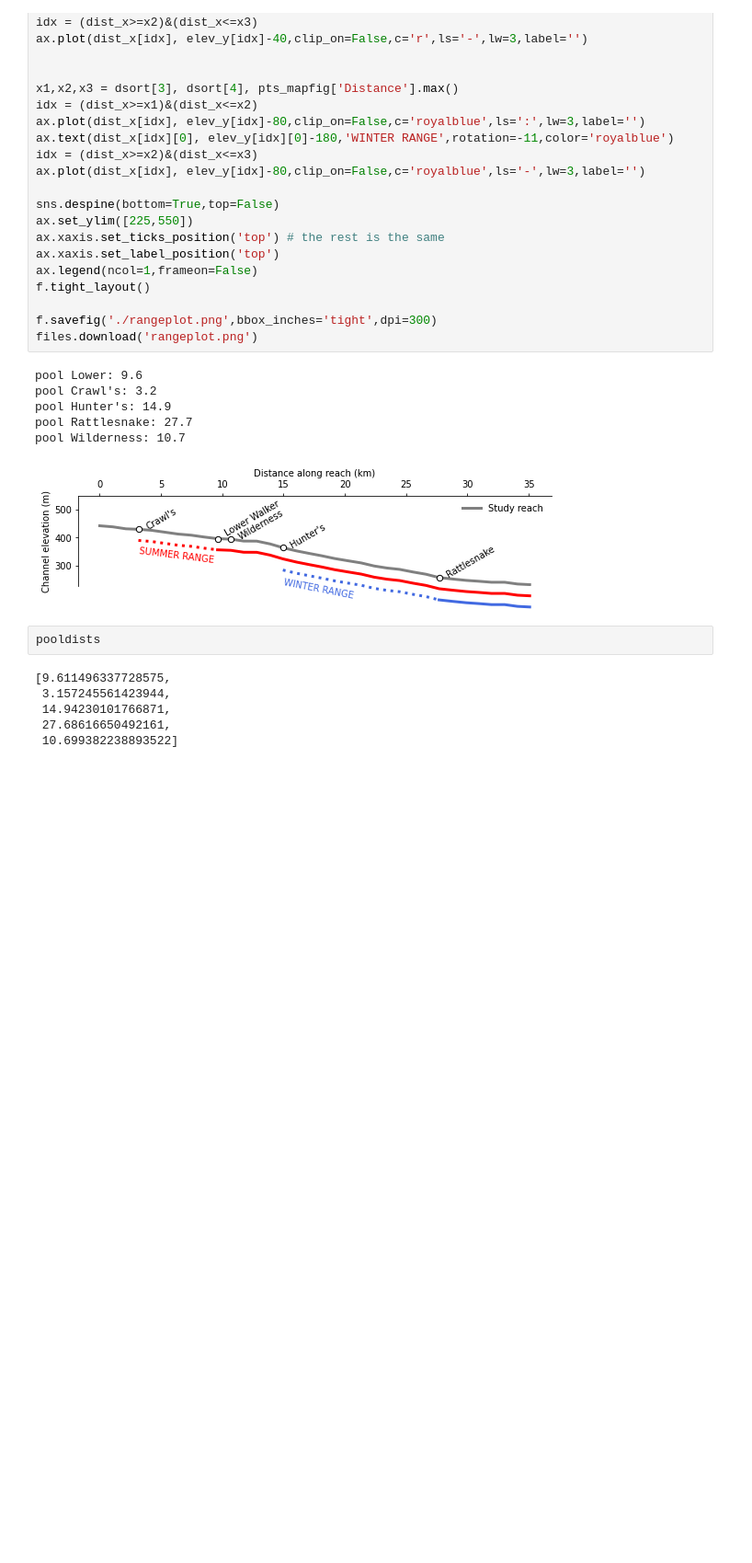
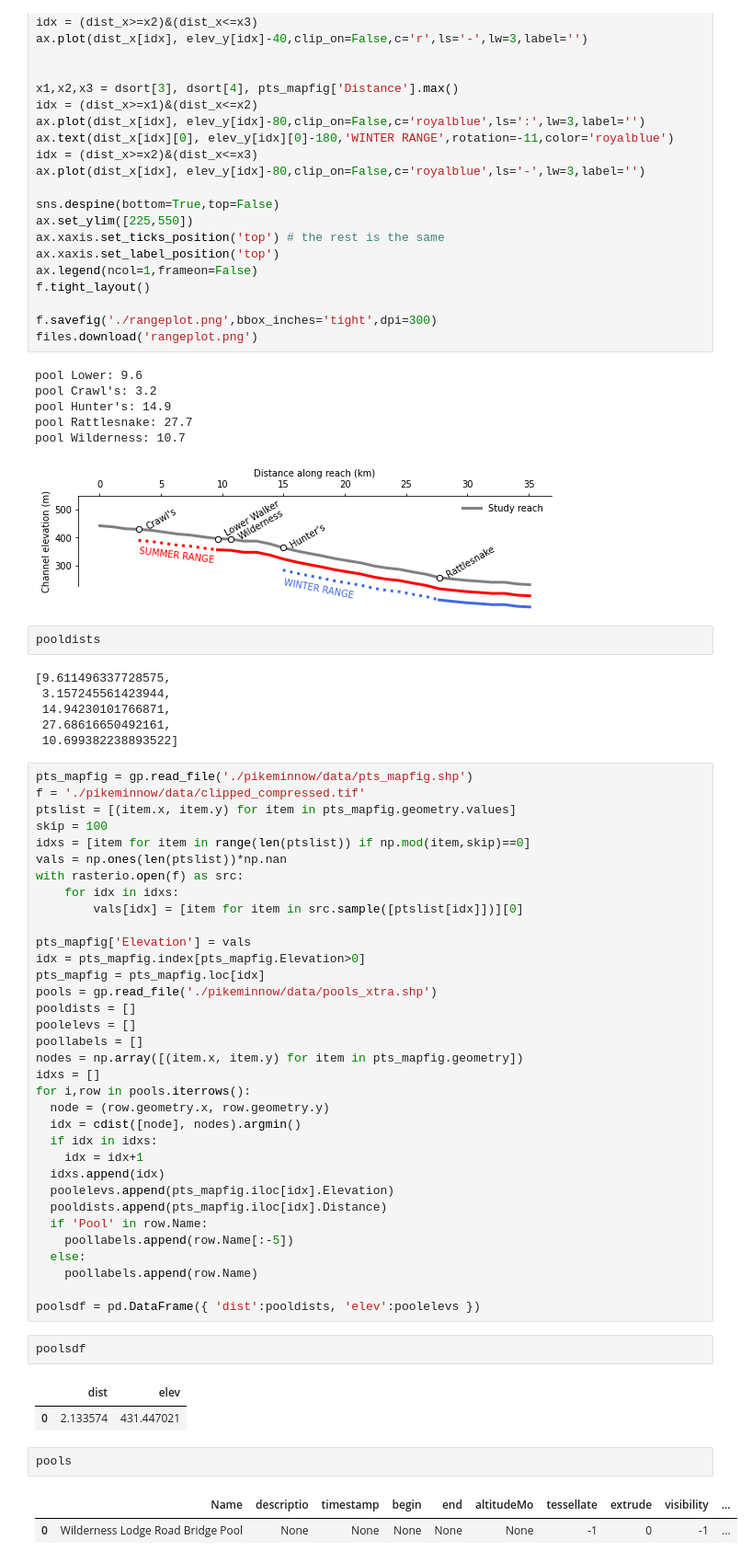
Before and after one commit to daviddralle/pikeminnow, a Jupyter notebook: analysis.ipynb, the cells around one changed output. Shown: that part at 92% size. Cells and saved outputs as stored; diff of their text form; blank space fills up the shorter version.

Commit message:
pool updates

```diff
--- a/analysis.ipynb
+++ b/analysis.ipynb
@@ -389,3 +380,47 @@ pooldists
  14.94230101766871,
  27.68616650492161,
  10.699382238893522]
+# %%
+pts_mapfig = gp.read_file('./pikeminnow/data/pts_mapfig.shp')
+f = './pikeminnow/data/clipped_compressed.tif'
+ptslist = [(item.x, item.y) for item in pts_mapfig.geometry.values]
+skip = 100
+idxs = [item for item in range(len(ptslist)) if np.mod(item,skip)==0]
+vals = np.ones(len(ptslist))*np.nan
+with rasterio.open(f) as src:
+    for idx in idxs:
+        vals[idx] = [item for item in src.sample([ptslist[idx]])][0]
+
+pts_mapfig['Elevation'] = vals
+idx = pts_mapfig.index[pts_mapfig.Elevation>0]
+pts_mapfig = pts_mapfig.loc[idx]
+pools = gp.read_file('./pikeminnow/data/pools_xtra.shp')
+pooldists = []
+poolelevs = []
+poollabels = []
+nodes = np.array([(item.x, item.y) for item in pts_mapfig.geometry])
+idxs = []
+for i,row in pools.iterrows():
+  node = (row.geometry.x, row.geometry.y)
+  idx = cdist([node], nodes).argmin()
+  if idx in idxs:
+    idx = idx+1
+  idxs.append(idx)
+  poolelevs.append(pts_mapfig.iloc[idx].Elevation)
+  pooldists.append(pts_mapfig.iloc[idx].Distance)
+  if 'Pool' in row.Name:
+    poollabels.append(row.Name[:-5])
+  else:
+    poollabels.append(row.Name)
+
+poolsdf = pd.DataFrame({ 'dist':pooldists, 'elev':poolelevs })
+# %%
+poolsdf
+# %% [output]
+|  | dist | elev |
+| 0 | 2.133574 | 431.447021 |
+# %%
+pools
+# %% [output]
+|  | Name | descriptio | timestamp | begin | end | altitudeMo | tessellate | extrude | visibility | ... |
+| 0 | Wilderness Lodge Road Bridge Pool | None | None | None | None | None | -1 | 0 | -1 | ... |
```
Also changed, not shown: parts of 2 cells of this notebook, 3 other files.
